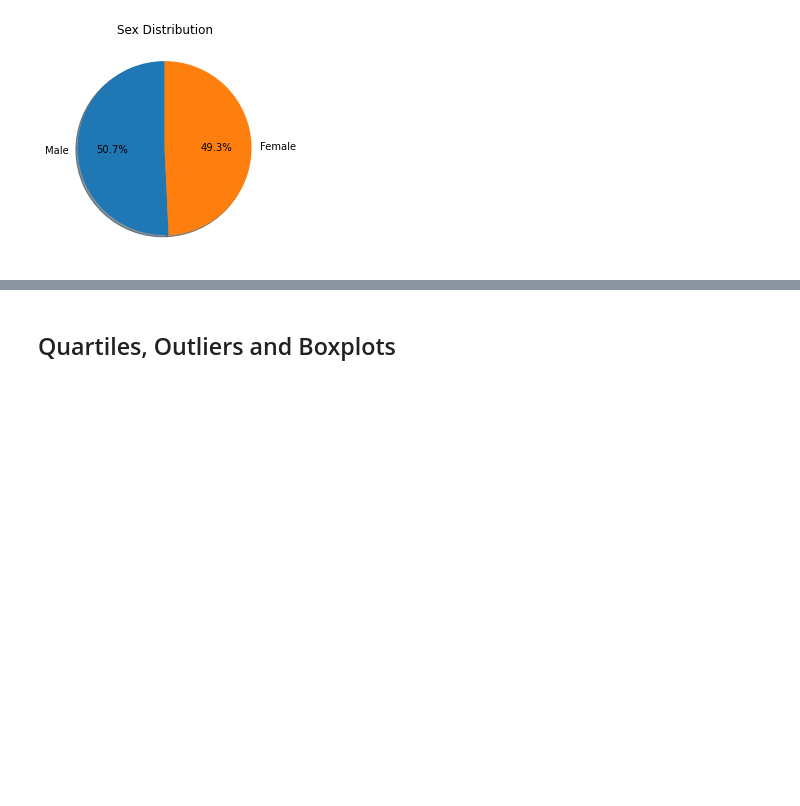
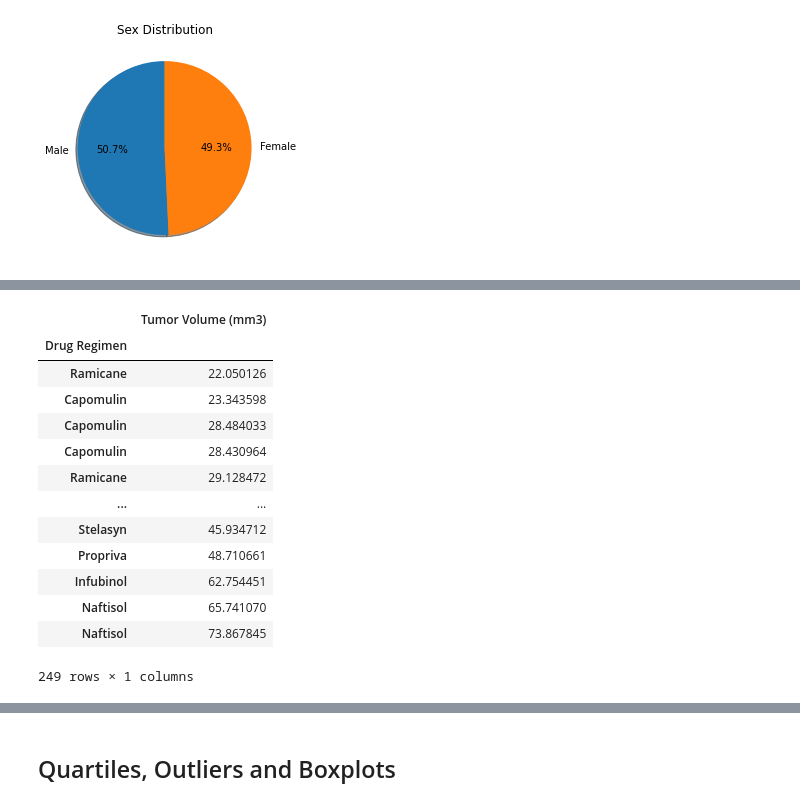
Before and after one commit to Navilongo/Pharmaceutical-Analysis-with-Python, a Jupyter notebook: pymaceuticals.ipynb, the cells around one changed output, grey strips where cells are left out. Cells and saved outputs as stored; diff of their text form; code cells hidden in the pictures; blank space fills up the shorter version.

```diff
--- a/pymaceuticals.ipynb
+++ b/pymaceuticals.ipynb
@@ -222 +220,19 @@ final_volume_df
+# %%
+tumor_only = tumor_regimen_only.set_index('Drug Regimen')
+tumor_only
+# %% [output]
+|  | Tumor Volume (mm3) |
+| Drug Regimen |  |
+| Ramicane | 22.050126 |
+| Capomulin | 23.343598 |
+| Capomulin | 28.484033 |
+| Capomulin | 28.430964 |
+| Ramicane | 29.128472 |
+| ... | ... |
+| Stelasyn | 45.934712 |
+| Propriva | 48.710661 |
+| Infubinol | 62.754451 |
+| Naftisol | 65.741070 |
+| Naftisol | 73.867845 |
+249 rows × 1 columns
 # %%
```
Also changed, not shown: parts of 8 cells of this notebook.
